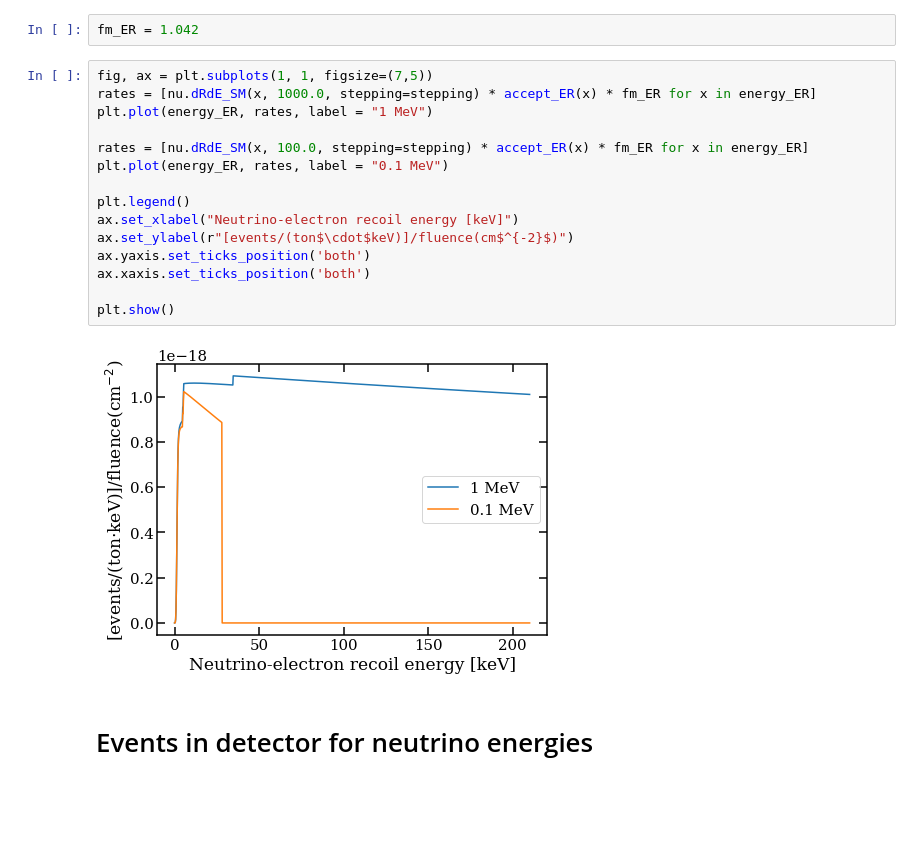
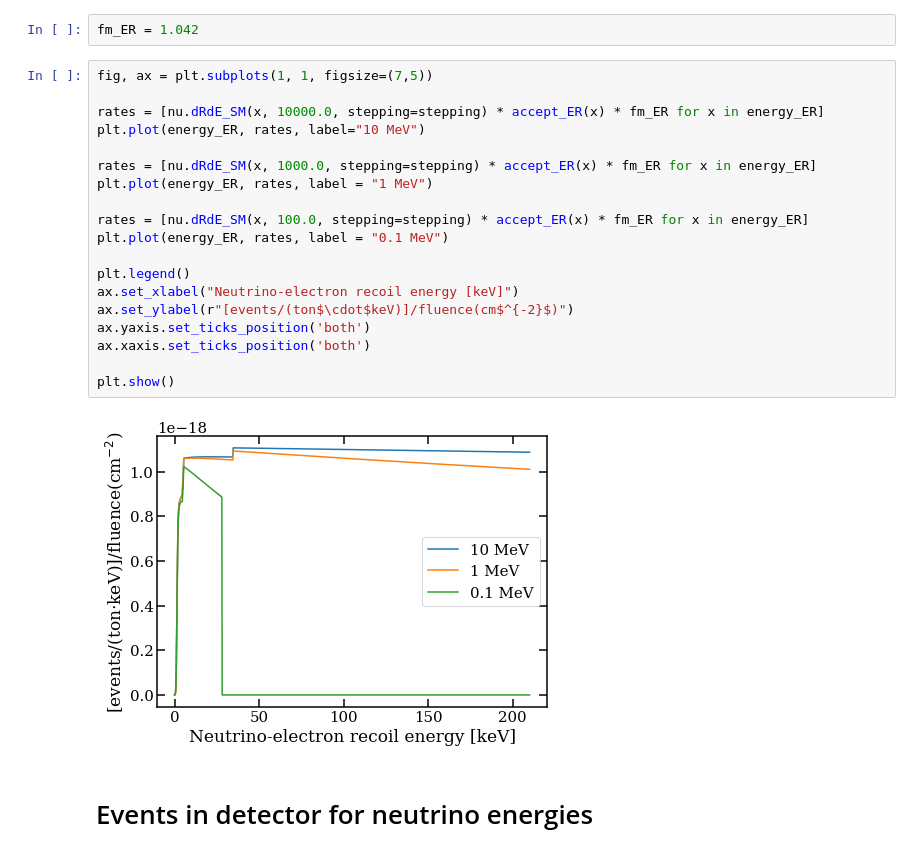
Before and after one commit to XENON1T/Gravitational-Waves, a Jupyter notebook: CC-interaction+neutrino+limit.ipynb, the cells around one changed output. Saved outputs shown, nothing was run; the diff lists cells and outputs as text; blank space fills up the shorter version.

```diff
--- a/CC-interaction+neutrino+limit.ipynb
+++ b/CC-interaction+neutrino+limit.ipynb
@@ -239,21 +201,25 @@ plt.show()
 fm_ER = 1.042
 # %%
 fig, ax = plt.subplots(1, 1, figsize=(7,5))
+
+rates = [nu.dRdE_SM(x, 10000.0, stepping=stepping) * accept_ER(x) * fm_ER for x in energy_ER]
+plt.plot(energy_ER, rates, label="10 MeV")
+
 rates = [nu.dRdE_SM(x, 1000.0, stepping=stepping) * accept_ER(x) * fm_ER for x in energy_ER]
 plt.plot(energy_ER, rates, label = "1 MeV")
 
 rates = [nu.dRdE_SM(x, 100.0, stepping=stepping) * accept_ER(x) * fm_ER for x in energy_ER]
 plt.plot(energy_ER, rates, label = "0.1 MeV")
 
 plt.legend()
 ax.set_xlabel("Neutrino-electron recoil energy [keV]")
 ax.set_ylabel(r"[events/(ton$\cdot$keV)]/fluence(cm$^{-2}$)")
 ax.yaxis.set_ticks_position('both')
 ax.xaxis.set_ticks_position('both')
 
 plt.show()
 # %% [output]
-[figure, old version]
+[figure, new version]
 # %% [markdown]
 # Events in detector for neutrino energies
 # %%
```
Also changed, not shown: parts of 9 cells of this notebook.
